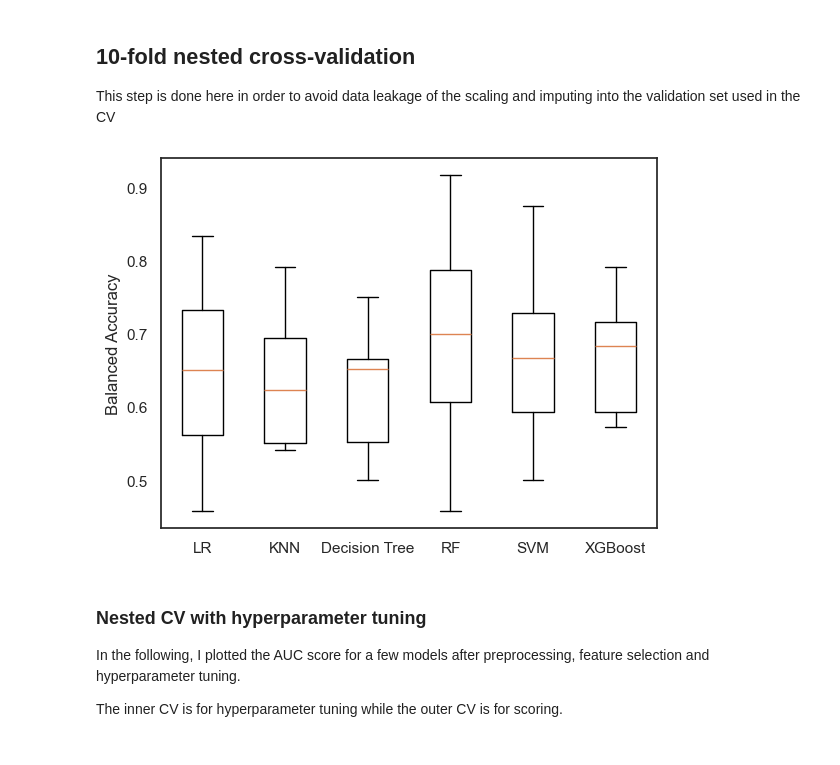
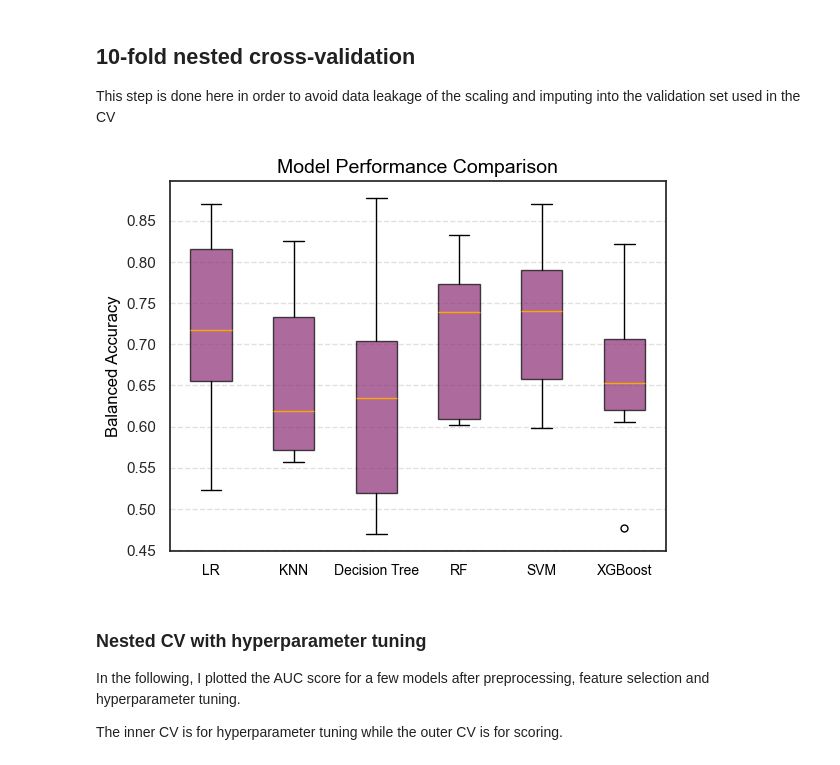
Before and after one commit to AmauryPelzer/Engel-outcome-prediction, a Jupyter notebook: notebooks/3. modeling/cl_modeling_binary.ipynb, the cells around one changed output. Drawn from its saved outputs; the diff is of its cells as text; code cells hidden in the pictures.

```diff
--- a/notebooks/3. modeling/cl_modeling_binary.ipynb
+++ b/notebooks/3. modeling/cl_modeling_binary.ipynb
@@ -20,7 +23,7 @@ if (approach == "closest to dos") and pre_surgical:
     # Read dataframe
     wide_df = pd.read_csv("../../data/processed/preprocessed_ctd_pre.csv")
 
-elif (approach == "closest to dos"):
+elif approach == "closest to dos":
     # Read dataframe
     wide_df = pd.read_csv("../../data/processed/preprocessed_ctd.csv")
 
@@ -29,4 +32,4 @@ else:
     wide_df = pd.read_csv("../../data/processed/preprocessed_recent.csv")
 
 # Read dataframe
-#wide_df = pd.read_csv("../../data/processed/preprocessed_df.csv")
+# wide_df = pd.read_csv("../../data/processed/preprocessed_df.csv")
@@ -197,7 +296,9 @@ from sklearn.feature_extraction.text import CountVectorizer
 from scipy.stats import entropy
 
 # Create and fit a CountVectorizer
-count_vectorizer = CountVectorizer(binary=True, ngram_range=(1, 3))  # binary=True will set all non-zero counts to 1
+count_vectorizer = CountVectorizer(
+    binary=True, ngram_range=(1, 3)
+)  # binary=True will set all non-zero counts to 1
 count_vectorizer.fit(X_train["epi_dx"])
 
 # Transform the training and test data
@@ -205,11 +306,17 @@ X_train_count = count_vectorizer.transform(X_train["epi_dx"])
 X_test_count = count_vectorizer.transform(X_test["epi_dx"])
 
 # Convert to DataFrame
-X_train_count_df = pd.DataFrame(X_train_count.toarray(), columns=count_vectorizer.get_feature_names_out())
-X_test_count_df = pd.DataFrame(X_test_count.toarray(), columns=count_vectorizer.get_feature_names_out())
+X_train_count_df = pd.DataFrame(
+    X_train_count.toarray(), columns=count_vectorizer.get_feature_names_out()
+)
+X_test_count_df = pd.DataFrame(
+    X_test_count.toarray(), columns=count_vectorizer.get_feature_names_out()
+)
 
 # Calculate probabilities for the presence (1) and absence (0) of each term
-probabilities = X_train_count_df.apply(lambda x: [np.mean(x), 1 - np.mean(x)], result_type='expand')
+probabilities = X_train_count_df.apply(
+    lambda x: [np.mean(x), 1 - np.mean(x)], result_type="expand"
+)
 
 # Calculate Shannon entropy using scipy.stats.entropy
 entropies_scipy = probabilities.apply(lambda x: entropy(x, base=2), axis=0)
@@ -280,59 +401,86 @@ from sklearn.impute import SimpleImputer
 from sklearn.pipeline import Pipeline, make_pipeline
 
 # List of continuous variables
-numeric_var = ["age", "age_of_onset", "eo_days_postsurg", "eo_year_surg", "seizure_notes_word_cnt",
-               "eeg", "engel_outcomes", "mri", "neuroanatomical_labeling",
-               "neuropsychological_testing", "surgical_information", "freq_per_month",
-               "date_diff_eeg", "date_diff_neuropsychological_testing", "date_diff_mri"] # , "prev_aeds_num"
+numeric_var = [
+    "resect_pt_age", #age
+    "age_of_onset",
+    "eo_days_postsurg",
+    "eo_year_surg",
+    "seizure_notes_word_cnt",
+    "eeg",
+    "engel_outcomes",
+    "mri",
+    "neuroanatomical_labeling",
+    "neuropsychological_testing",
+    "surgical_information",
+    "freq_per_month",
+    "date_diff_eeg",
+    "date_diff_neuropsychological_testing",
+    "date_diff_mri",
+    "presurg_scan_age",
+    "BA_pred"
+]  # , "prev_aeds_num"
 
 
 column_names = numeric_var + list(set(X_train.columns) - set(numeric_var))
 
 # Define preprocessing pipelines
-numeric_pipe = make_pipeline(SimpleImputer(strategy='median'), StandardScaler())
-categorical_pipe = make_pipeline(SimpleImputer(strategy='most_frequent'))
+numeric_pipe = make_pipeline(SimpleImputer(strategy="median"), StandardScaler())
+categorical_pipe = make_pipeline(SimpleImputer(strategy="most_frequent"))
 
 # Define the preprocessing pipeline
 preprocessor = make_column_transformer(
-    (numeric_pipe, numeric_var),
-    remainder=categorical_pipe
+    (numeric_pipe, numeric_var), remainder=categorical_pipe
 )
 
 # Define models
 models = {
     "LR": LogisticRegression(max_iter=2000, random_state=42),
     "KNN": KNeighborsClassifier(),
     "Decision Tree": DecisionTreeClassifier(random_state=42),
     "RF": RandomForestClassifier(random_state=42),
     "SVM": SVC(max_iter=2000, random_state=42),
-    "XGBoost": XGBClassifier(random_state=42)
+    "XGBoost": XGBClassifier(random_state=42),
 }
 
 results = []
 
 # Loop through models
 for model_name, model in models.items():
     # Create a pipeline with the preprocessor and the model
-    pipeline = Pipeline([
-        ('preprocessor', preprocessor),
-        ('model', model)
-    ])
+    pipeline = Pipeline([("preprocessor", preprocessor), ("model", model)])
 
     # Create a stratified k-fold cross-validator
     kf = StratifiedKFold(n_splits=10, random_state=42, shuffle=True)
 
     # Cross-validate using the pipeline
-    cv_results = cross_val_score(pipeline, X_train, y_train, cv=kf, scoring='balanced_accuracy', n_jobs=-1)
+    cv_results = cross_val_score(
+        pipeline, X_train, y_train, cv=kf, scoring="balanced_accuracy", n_jobs=-1
+    )
 
     # Append cross-validation results to the results list
     results.append(cv_results)
 
-# Plot the results
-plt.boxplot(results, labels=models.keys())
-plt.ylabel('Balanced Accuracy')
+# Plot the results with the desired style
+plt.boxplot(results, labels=models.keys(), patch_artist=True,
+            boxprops=dict(facecolor='#892d73', color='black', alpha=0.7),  # Box color and edge color
+            medianprops=dict(color='orange'),  # Median line color
+            whiskerprops=dict(color='black'),  # Whisker color
+            capprops=dict(color='black'),  # Cap color
+            flierprops=dict(marker='o', color='black', markersize=5))  # Outlier marker style
+
+# Add labels and title with enhanced styling
+plt.ylabel("Balanced Accuracy", fontsize=12, color='black')
+plt.xticks(fontsize=10, color='black')
+plt.title('Model Performance Comparison', fontsize=14, color='black')
+
+# Add grid for better readability
+plt.grid(axis='y', linestyle='--', alpha=0.6)
+
+# Show the plot
 plt.show()
 # %% [output]
-[figure, old version]
+[figure, new version]
 # %% [markdown]
 ### Nested CV with hyperparameter tuning
 
```
Also changed, not shown: parts of 46 cells of this notebook, 1 other file.
